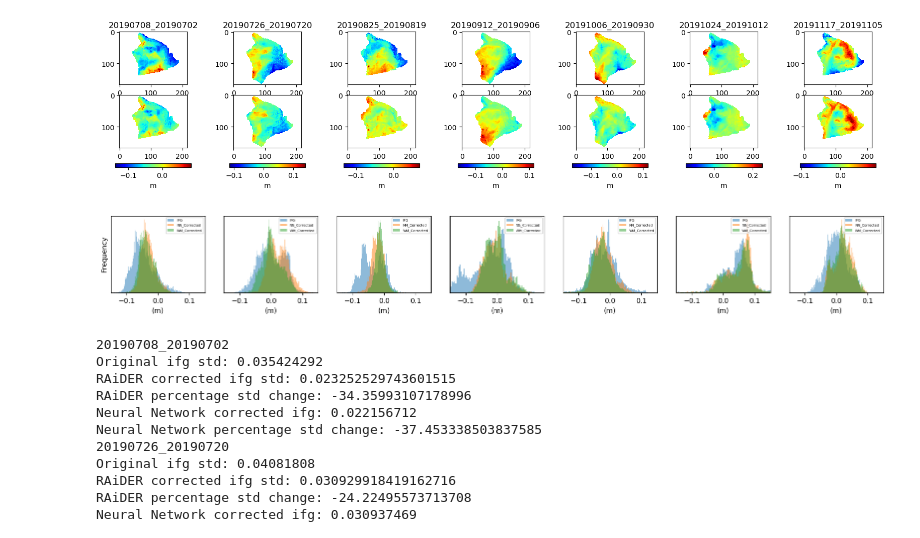
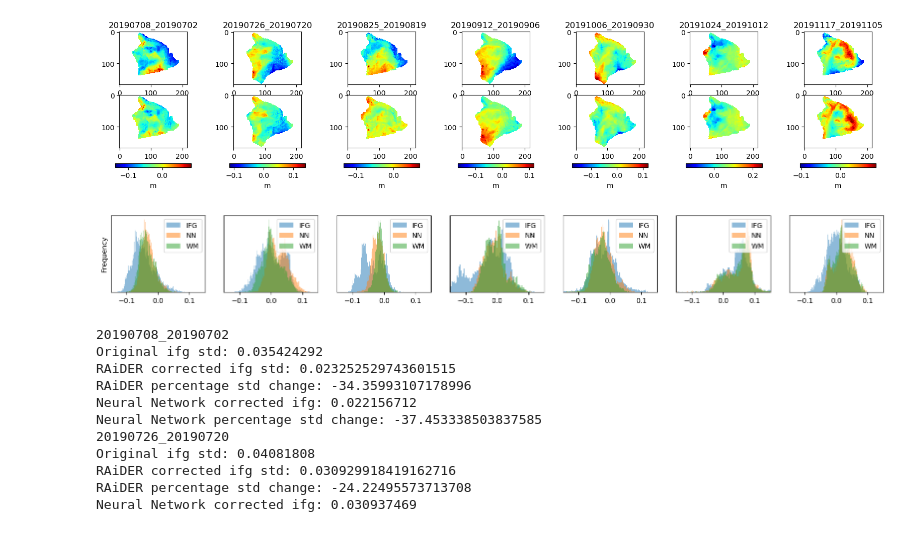
Before and after one commit to ngohikennyyue/Tropo_corrections, a Jupyter notebook: Hawaii_example.ipynb, the cells around one changed output. Saved outputs shown, nothing was run; the diff lists cells and outputs as text; code cells hidden in the pictures.

```diff
--- a/Hawaii_example.ipynb
+++ b/Hawaii_example.ipynb
@@ -402,21 +402,21 @@ plt.show()
 # %%
 fig, axes = plt.subplots(1,len(IFG), figsize=(20,2))
 for no in range(len(IFG)):
     axes[no].hist((IFG[no][::10,::10] - IFG[no][::10,::10][75,100]).ravel(), bins=150, label='IFG', alpha=0.5)
-    axes[no].hist(ifg_nn_Corr[no].ravel(), bins=150, label='NN_Corrected', alpha=0.5)
-    axes[no].hist(ifg_raider_Corr[no].ravel(), bins=150, label='WM_Corrected', alpha=0.5)
-    axes[no].set_xlabel('(m)', fontsize=10)
+    axes[no].hist(ifg_nn_Corr[no].ravel(), bins=150, label='NN', alpha=0.5)
+    axes[no].hist(ifg_raider_Corr[no].ravel(), bins=150, label='WM', alpha=0.5)
+    # axes[no].set_xlabel('(m)', fontsize=10)
     if no == 0:
         axes[no].set_ylabel('Frequency', fontsize=10)
     axes[no].tick_params(axis='x', labelsize=10)
     axes[no].set_xlim(-0.15, 0.15)
     # axes[no].title.set_text(ifg_list[no])
     axes[no].set_yticks([])
-    axes[no].legend(fontsize=5, loc='upper right')
+    axes[no].legend(fontsize=10, loc='upper right')
 fig.savefig('Plots/Hawaii/Hi_redisual_hist.png', dpi=250)
 plt.show()
 # %% [output]
-[figure, old version]
+[figure, new version]
 # %%
 ifg_std = []
 nn_std =[]
```
Also changed, not shown: 8 other files.
